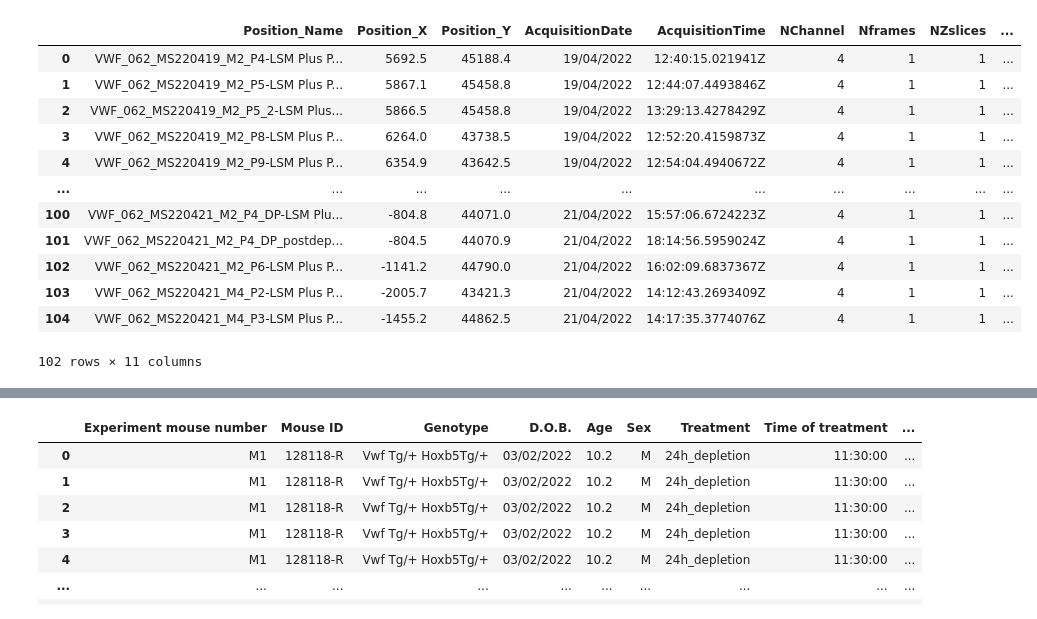
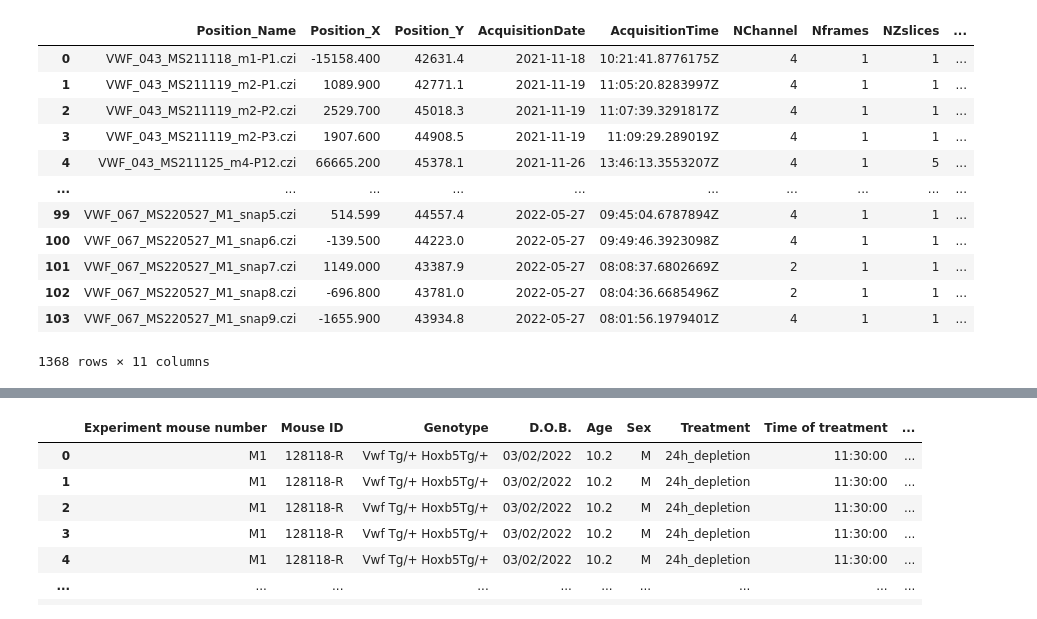
Before and after one commit to Mas515/Image_analysis, a Jupyter notebook: CZI_metadata_processing/Metadata_plotting.ipynb, the cells around one changed output, grey strips where cells are left out. Saved outputs shown, nothing was run; the diff lists cells and outputs as text; code cells hidden in the pictures.

```diff
--- a/CZI_metadata_processing/Metadata_plotting.ipynb
+++ b/CZI_metadata_processing/Metadata_plotting.ipynb
@@ -5,45 +5,60 @@ import pandas as pd
 # %%
 
 ####CLASSIFYING THE DATA AND REMOVING DUPLICATE TILESCAN ROWS
 
 
-pddf=pd.read_csv('/Users/secchim/Documents/VWF_062_MS220418_IVMdepletion24h_metadata.csv')
+pddf=pd.read_csv('/Users/secchim/Documents/VWF_043_MS211118_onstage_plt_depletion_metadata.csv')
+pddf1=pd.read_csv('/Users/secchim/Documents/VWF_045_MS211208_2h_24h_pltdepletion_IVM_metadata.csv')
+pddf2=pd.read_csv('/Users/secchim/Documents/VWF_048_MS220117_IVM_depletion_metadata.csv')
+pddf3=pd.read_csv('/Users/secchim/Documents/VWF_049_MS220201_IVM_depletion_metadata.csv')
+pddf4=pd.read_csv('/Users/secchim/Documents/VWF_053_MS220208_IVMdepletion_metadata.csv')
+pddf5=pd.read_csv('/Users/secchim/Documents/VWF_060_MS220406_IVMpltdepletion24h_metadata.csv')
+pddf6=pd.read_csv('/Users/secchim/Documents/VWF_062_MS220418_IVMdepletion24h_metadata.csv')
+pddf7=pd.read_csv('/Users/secchim/Documents/VWF_063_MS220428_IVMdepletion24h_metadata.csv')
+pddf8=pd.read_csv('/Users/secchim/Documents/VWF_066_MS220519_IVMdepletion24h_metadata.csv')
+pddf9=pd.read_csv('/Users/secchim/Documents/VWF_067_MS220526_IVMdepletion24h_metadata.csv')
+
+
+pddf=pd.concat([pddf, pddf1, pddf2, pddf3, pddf4, pddf5, pddf6, pddf7, pddf8, pddf9 ], axis =0)
 pddf
-
 
 ##### WORKS
 pddf.loc[pddf['NZslices']==1, 'Datatype']='snap'
 pddf.loc[pddf['NZslices']>1, 'Datatype']='single_zstack'
 pddf.loc[pddf['Tilerow']>1, 'Datatype']='tilescan'
 pddf.loc[pddf['Tilecolumn'] >1, 'Datatype']='tilescan'
 pddf.loc[pddf['Nframes']>1, 'Datatype']='movie'
 
 pddf
 
 #REMOVING THE TILESCAN PROCESSED FILES
 
 df=pddf[pddf['Position_Name'].str.contains('padd')==False]
 df=df[df['Position_Name'].str.contains('stich')==False]
 
+#ALSO NEED TO MANUALLY CHANGE VWF_045 files which lack the MS in the name
+df['Position_Name']=df['Position_Name'].str.replace(r'VWF_045_211','VWF_045_MS211')
+df['Position_Name']=df['Position_Name'].str.replace(r'VWF_067_2205','VWF_067_MS2205')
+
+df.to_csv('/Users/secchim/Documents/Combined_metadata_edited.csv', index=False)
+#1368 rows
+#changed the date format manually to short and reversed !!!!! 2022-03-04
+
 df
-
-#pddf.to_csv('/Users/secchim/Documents/VWF_043_MS211118_onstage_plt_depletion_metadata_edited.csv', index=False)
-
-#df.to_csv('/Users/secchim/Documents/VWF_043_MS211118_onstage_plt_depletion_metadata_edited2.csv', index=False)
 # %% [output]
 |  | Position_Name | Position_X | Position_Y | AcquisitionDate | AcquisitionTime | NChannel | Nframes | NZslices | ... |
-| 0 | VWF_062_MS220419_M2_P4-LSM Plus P... | 5692.5 | 45188.4 | 19/04/2022 | 12:40:15.021941Z | 4 | 1 | 1 | ... |
-| 1 | VWF_062_MS220419_M2_P5-LSM Plus P... | 5867.1 | 45458.8 | 19/04/2022 | 12:44:07.4493846Z | 4 | 1 | 1 | ... |
-| 2 | VWF_062_MS220419_M2_P5_2-LSM Plus... | 5866.5 | 45458.8 | 19/04/2022 | 13:29:13.4278429Z | 4 | 1 | 1 | ... |
-| 3 | VWF_062_MS220419_M2_P8-LSM Plus P... | 6264.0 | 43738.5 | 19/04/2022 | 12:52:20.4159873Z | 4 | 1 | 1 | ... |
-| 4 | VWF_062_MS220419_M2_P9-LSM Plus P... | 6354.9 | 43642.5 | 19/04/2022 | 12:54:04.4940672Z | 4 | 1 | 1 | ... |
+| 0 | VWF_043_MS211118_m1-P1.czi | -15158.400 | 42631.4 | 2021-11-18 | 10:21:41.8776175Z | 4 | 1 | 1 | ... |
+| 1 | VWF_043_MS211119_m2-P1.czi | 1089.900 | 42771.1 | 2021-11-19 | 11:05:20.8283997Z | 4 | 1 | 1 | ... |
+| 2 | VWF_043_MS211119_m2-P2.czi | 2529.700 | 45018.3 | 2021-11-19 | 11:07:39.3291817Z | 4 | 1 | 1 | ... |
+| 3 | VWF_043_MS211119_m2-P3.czi | 1907.600 | 44908.5 | 2021-11-19 | 11:09:29.289019Z | 4 | 1 | 1 | ... |
+| 4 | VWF_043_MS211125_m4-P12.czi | 66665.200 | 45378.1 | 2021-11-26 | 13:46:13.3553207Z | 4 | 1 | 5 | ... |
 | ... | ... | ... | ... | ... | ... | ... | ... | ... | ... |
-| 100 | VWF_062_MS220421_M2_P4_DP-LSM Plu... | -804.8 | 44071.0 | 21/04/2022 | 15:57:06.6724223Z | 4 | 1 | 1 | ... |
-| 101 | VWF_062_MS220421_M2_P4_DP_postdep... | -804.5 | 44070.9 | 21/04/2022 | 18:14:56.5959024Z | 4 | 1 | 1 | ... |
-| 102 | VWF_062_MS220421_M2_P6-LSM Plus P... | -1141.2 | 44790.0 | 21/04/2022 | 16:02:09.6837367Z | 4 | 1 | 1 | ... |
-| 103 | VWF_062_MS220421_M4_P2-LSM Plus P... | -2005.7 | 43421.3 | 21/04/2022 | 14:12:43.2693409Z | 4 | 1 | 1 | ... |
-| 104 | VWF_062_MS220421_M4_P3-LSM Plus P... | -1455.2 | 44862.5 | 21/04/2022 | 14:17:35.3774076Z | 4 | 1 | 1 | ... |
+| 99 | VWF_067_MS220527_M1_snap5.czi | 514.599 | 44557.4 | 2022-05-27 | 09:45:04.6787894Z | 4 | 1 | 1 | ... |
+| 100 | VWF_067_MS220527_M1_snap6.czi | -139.500 | 44223.0 | 2022-05-27 | 09:49:46.3923098Z | 4 | 1 | 1 | ... |
+| 101 | VWF_067_MS220527_M1_snap7.czi | 1149.000 | 43387.9 | 2022-05-27 | 08:08:37.6802669Z | 2 | 1 | 1 | ... |
+| 102 | VWF_067_MS220527_M1_snap8.czi | -696.800 | 43781.0 | 2022-05-27 | 08:04:36.6685496Z | 2 | 1 | 1 | ... |
+| 103 | VWF_067_MS220527_M1_snap9.czi | -1655.900 | 43934.8 | 2022-05-27 | 08:01:56.1979401Z | 4 | 1 | 1 | ... |
-102 rows × 11 columns
+1368 rows × 11 columns
 # %%
 pddf.boxplot(column= 'NZslices', by= 'Datatype')
 pddf.plot.hist(by='NZslices')
```
Also changed, not shown: parts of 4 cells of this notebook, 1 other file.
